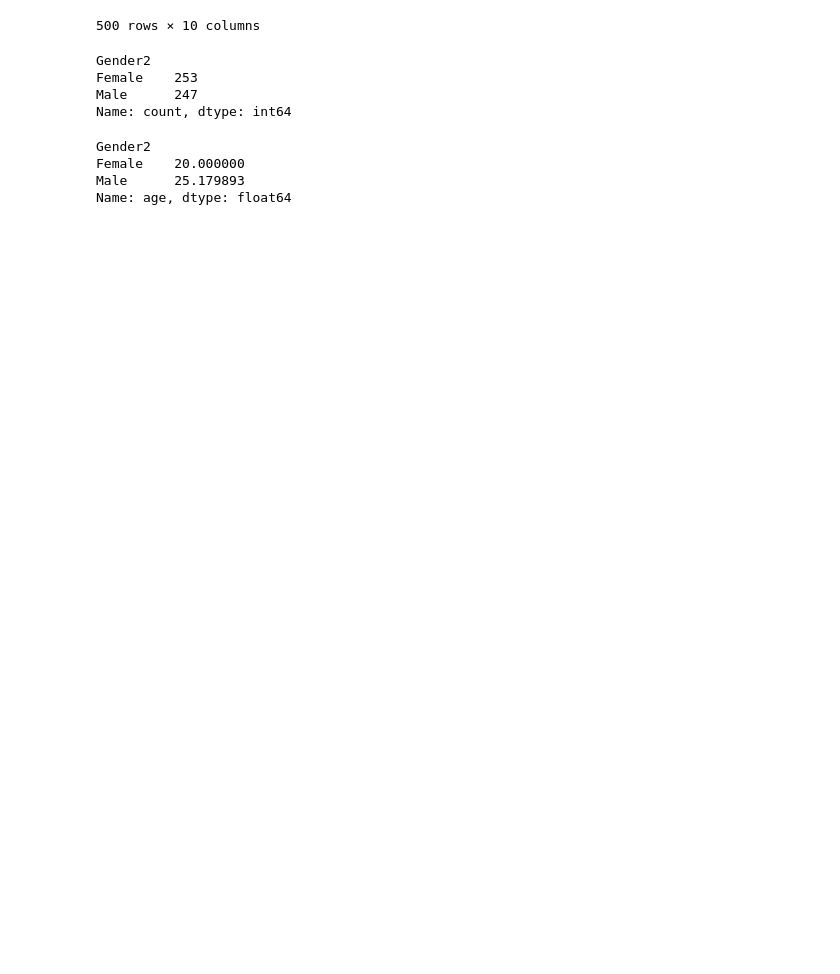
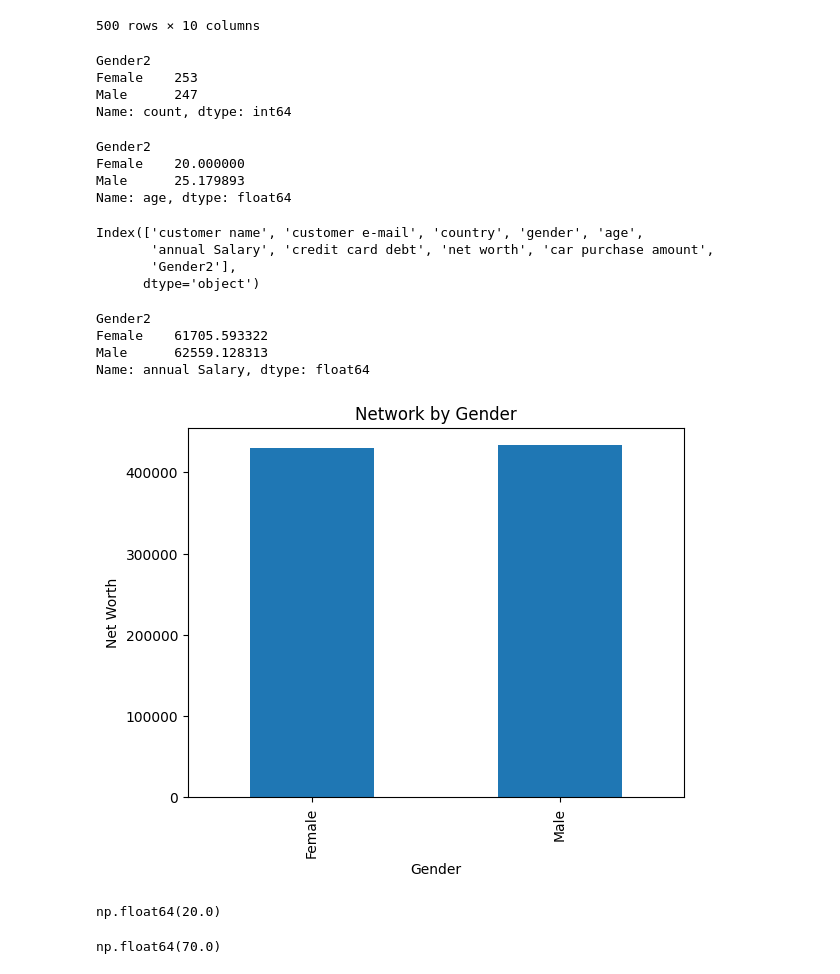
Before and after one commit to Foven3/Car-Sales-Prediction-Model, a Jupyter notebook: Notebook.ipynb, the cells around one changed output. Cells and saved outputs as stored; diff of their text form; code cells hidden in the pictures; blank space fills up the shorter version.

Commit message:
data aggregation and grouping

```diff
--- a/Notebook.ipynb
+++ b/Notebook.ipynb
@@ -143,3 +143,33 @@ Gender2
 Female    20.000000
 Male      25.179893
 Name: age, dtype: float64
+# %%
+data.columns
+# %% [output]
+Index(['customer name', 'customer e-mail', 'country', 'gender', 'age',
+       'annual Salary', 'credit card debt', 'net worth', 'car purchase amount',
+       'Gender2'],
+      dtype='object')
+# %%
+data.groupby("Gender2")["annual Salary"].mean()
+# %% [output]
+Gender2
+Female    61705.593322
+Male      62559.128313
+Name: annual Salary, dtype: float64
+# %%
+data.groupby("Gender2")["net worth"].mean().plot(kind="bar")
+plt.title("Network by Gender")
+plt.xlabel("Gender")
+plt.ylabel("Net Worth")
+plt.show()
+# %% [output]
+[figure, added]
+# %%
+data["age"].min()
+# %% [output]
+np.float64(20.0)
+# %%
+data["age"].max()
+# %% [output]
+np.float64(70.0)
```
Also changed, not shown: parts of 12 cells of this notebook.
